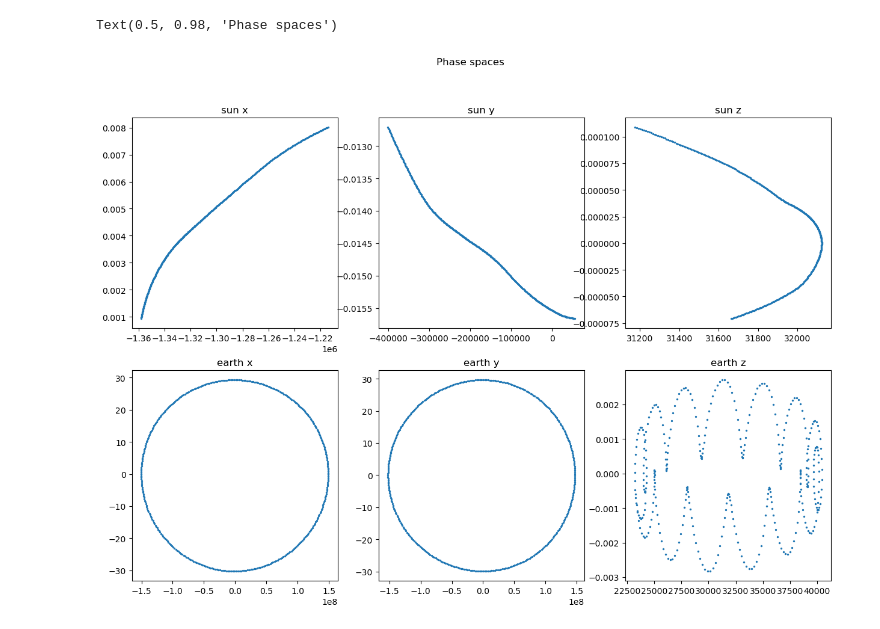
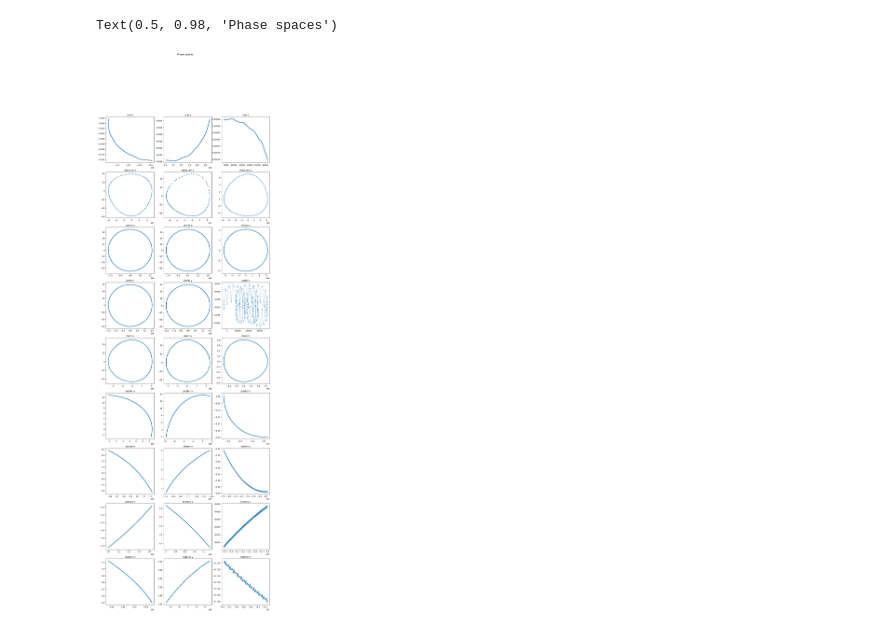
Before and after one commit to bGuenes/Scientific_ML_seminar, a Jupyter notebook: solar_hnn.ipynb, the cells around one changed output. Cells and saved outputs as stored; diff of their text form; code cells hidden in the pictures.

Commit message:
add api support and plot all planets

```diff
--- a/solar_hnn.ipynb
+++ b/solar_hnn.ipynb
@@ -37,0 +34,28 @@ mars_q, mars_p = read_data("data/horizons_mars.txt")
+# %%
+# https://ssd-api.jpl.nasa.gov/doc/horizons.html
+
+url = "https://ssd.jpl.nasa.gov/api/horizons.api"
+format = "format=text"
+command = "COMMAND=" # target body
+targets = ["10", "199", "299", "399", "499", "599", "699", "799", "899"]  # sun, mercury, venus, earth, mars, jupiter, saturn, uranus, neptun
+target_names = ["sun", "mercury", "venus", "earth", "mars", "jupiter", "saturn", "uranus", "neptun"]
+obj_data = "OBJ_DATA='NO'"
+ephemeris = "MAKE_EPHEM='YES'"
+eph_type = "EPHEM_TYPE='VECTORS'"
+vec_table = "VEC_TABLE='2'"
+center = "CENTER='500@0'"
+start = "START_TIME='2020-01-01'"
+stop = "STOP_TIME='2023-01-01'"
+step = "STEP_SIZE='1d'"
+cal_type = "CAL_TYPE=GREGORIAN"
+vector_labels = "VEC_LABELS=NO"
+csv_format = "CSV_FORMAT=YES"
+#quantities = "QUANTITIES='1,9,20,23,24,29'"
+# %%
+data = []
+for target in targets:
+    path = url+"?"+format+"&"+command+target+"&"+obj_data+"&"+ephemeris+"&"+eph_type+"&"+vec_table+"&"+center+"&"+start+"&"+stop+"&"+step+"&"+cal_type+"&"+vector_labels+"&"+csv_format
+    q, p = read_data(requests.get(path).text)
+    data.append([[q], [p]])
+
+data = np.asarray(data).reshape((len(targets),2,len(data[0][0][0]),3))
@@ -38,14 +73,14 @@ mars_q, mars_p = read_data("data/horizons_mars.txt")
 # %%
-fig, axs = plt.subplots(2,3, figsize=(15,10))
+fig, axs = plt.subplots(len(target_names),3, figsize=(15,5*len(target_names)))
 coords = ["x", "y", "z"]
 
-for i in range(0, 3):
-    axs[0, i].scatter(sun_q.T[i], sun_p.T[i], s=2)
-    axs[0, i].set_title("sun " + coords[i])
-    axs[1, i].scatter(earth_q.T[i], earth_p.T[i], s=2)
-    axs[1, i].set_title("earth " + coords[i])
+for i in range(len(target_names)):
+    for j in range(0, 3):
+        axs[i, j].scatter(data[i][0].T[j], data[i][1].T[j], s=2)
+        axs[i, j].set_title(target_names[i] + " " + coords[j])
+
 
 fig.suptitle("Phase spaces")
 # %% [output]
 Text(0.5, 0.98, 'Phase spaces')
-[figure, old version]
+[figure, new version]
```
Also changed, not shown: parts of 7 cells of this notebook, 1 other file.
